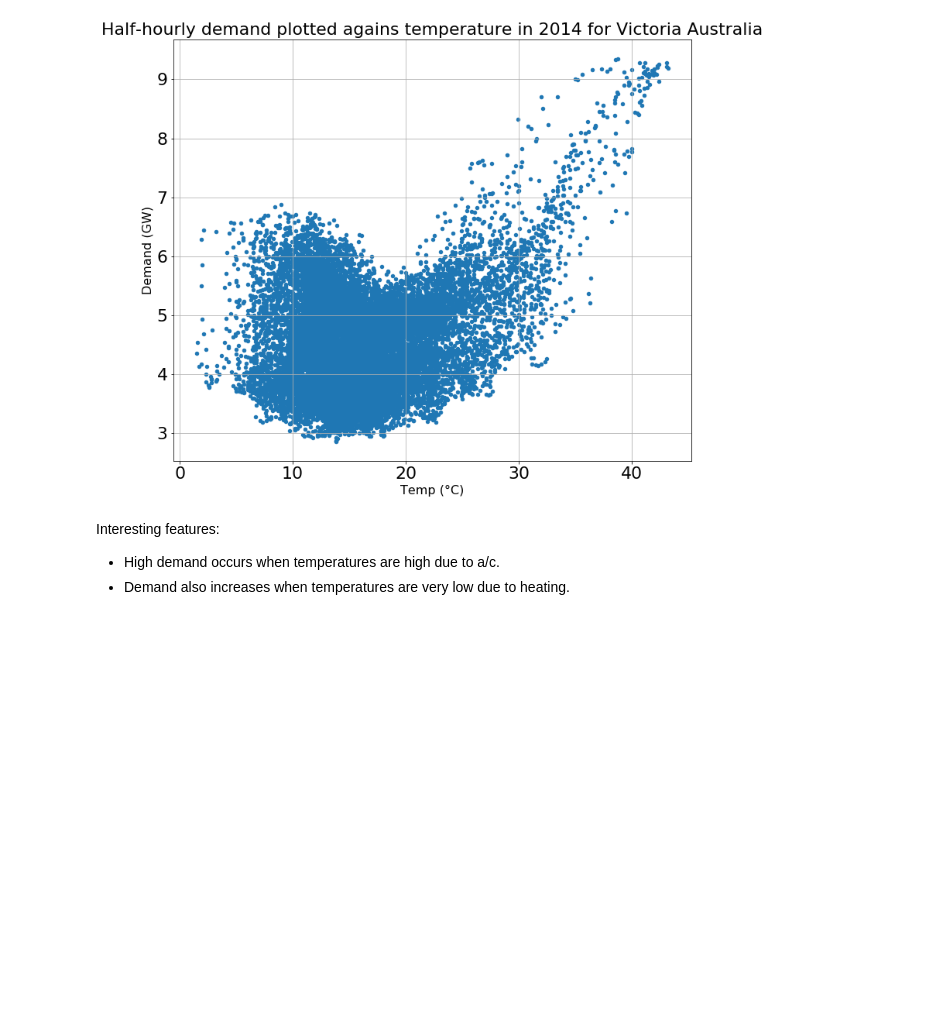
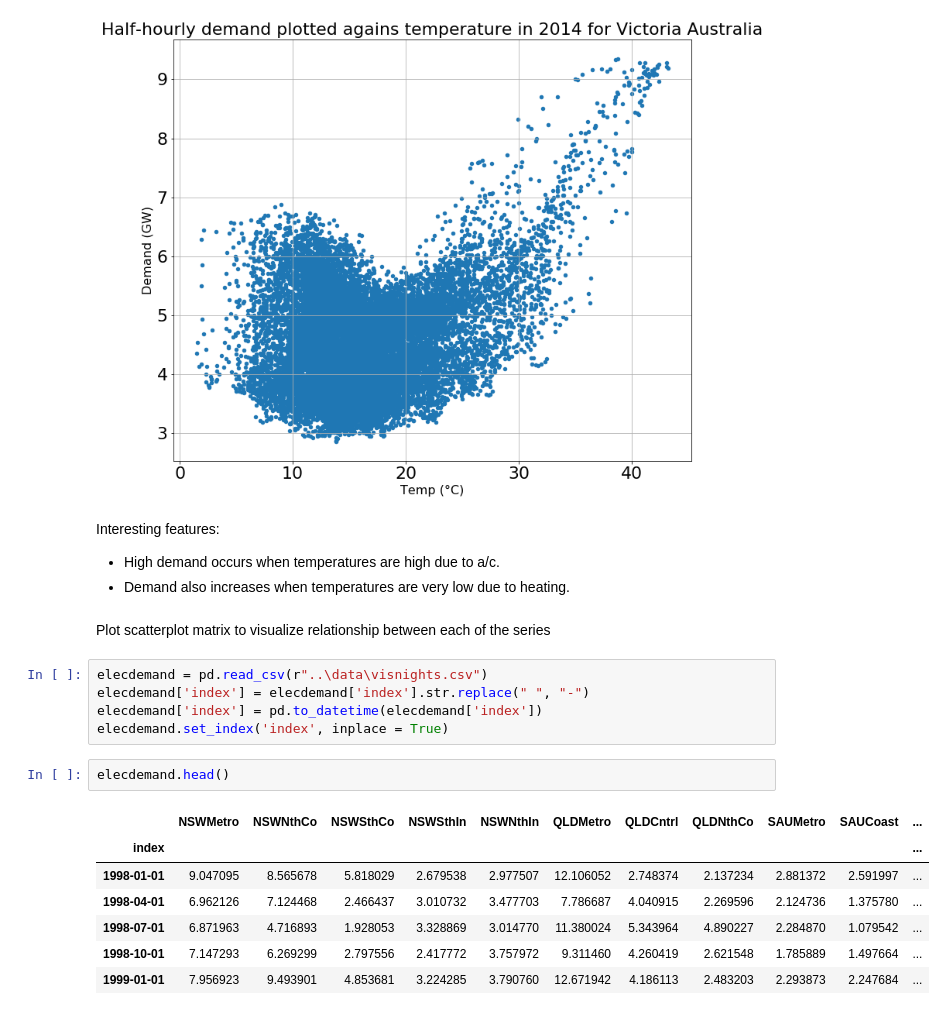
Before and after one commit to robahall/tswalkthrough, a Jupyter notebook: notebooks/1.0-rah-ch2_time_series_graphics.ipynb, the cells around one changed output. Cells and saved outputs as stored; diff of their text form; blank space fills up the shorter version.

```diff
--- a/notebooks/1.0-rah-ch2_time_series_graphics.ipynb
+++ b/notebooks/1.0-rah-ch2_time_series_graphics.ipynb
@@ -170,3 +170,20 @@ plt.grid(True)
 Interesting features:
 * High demand occurs when temperatures are high due to a/c.
 * Demand also increases when temperatures are very low due to heating.
+# %% [markdown]
+Plot scatterplot matrix to visualize relationship between each of the series
+# %%
+elecdemand = pd.read_csv(r"..\data\visnights.csv")
+elecdemand['index'] = elecdemand['index'].str.replace(" ", "-")
+elecdemand['index'] = pd.to_datetime(elecdemand['index'])
+elecdemand.set_index('index', inplace = True)
+# %%
+elecdemand.head()
+# %% [output]
+|  | NSWMetro | NSWNthCo | NSWSthCo | NSWSthIn | NSWNthIn | QLDMetro | QLDCntrl | QLDNthCo | SAUMetro | SAUCoast | ... |
+| index |  |  |  |  |  |  |  |  |  |  | ... |
+| 1998-01-01 | 9.047095 | 8.565678 | 5.818029 | 2.679538 | 2.977507 | 12.106052 | 2.748374 | 2.137234 | 2.881372 | 2.591997 | ... |
+| 1998-04-01 | 6.962126 | 7.124468 | 2.466437 | 3.010732 | 3.477703 | 7.786687 | 4.040915 | 2.269596 | 2.124736 | 1.375780 | ... |
+| 1998-07-01 | 6.871963 | 4.716893 | 1.928053 | 3.328869 | 3.014770 | 11.380024 | 5.343964 | 4.890227 | 2.284870 | 1.079542 | ... |
+| 1998-10-01 | 7.147293 | 6.269299 | 2.797556 | 2.417772 | 3.757972 | 9.311460 | 4.260419 | 2.621548 | 1.785889 | 1.497664 | ... |
+| 1999-01-01 | 7.956923 | 9.493901 | 4.853681 | 3.224285 | 3.790760 | 12.671942 | 4.186113 | 2.483203 | 2.293873 | 2.247684 | ... |
```
Also changed, not shown: parts of 9 cells of this notebook.
